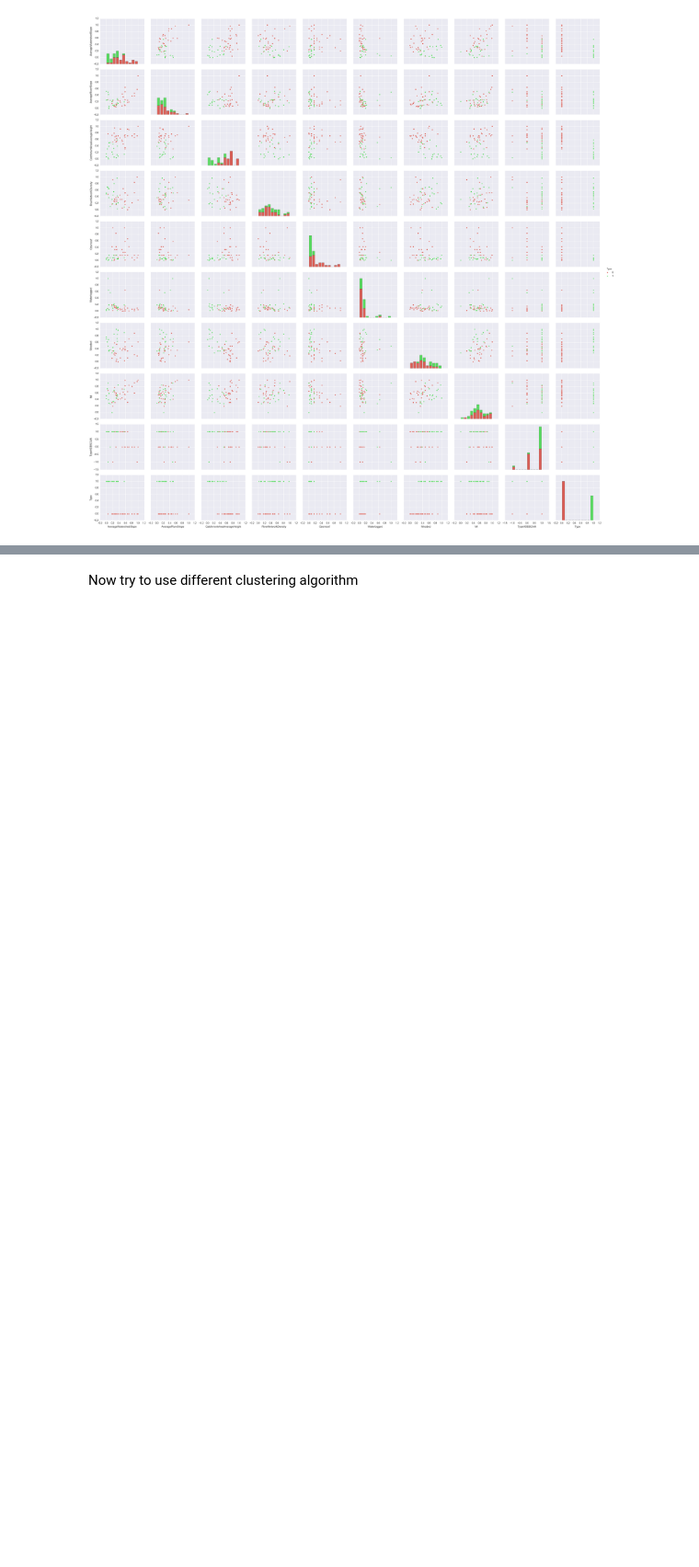
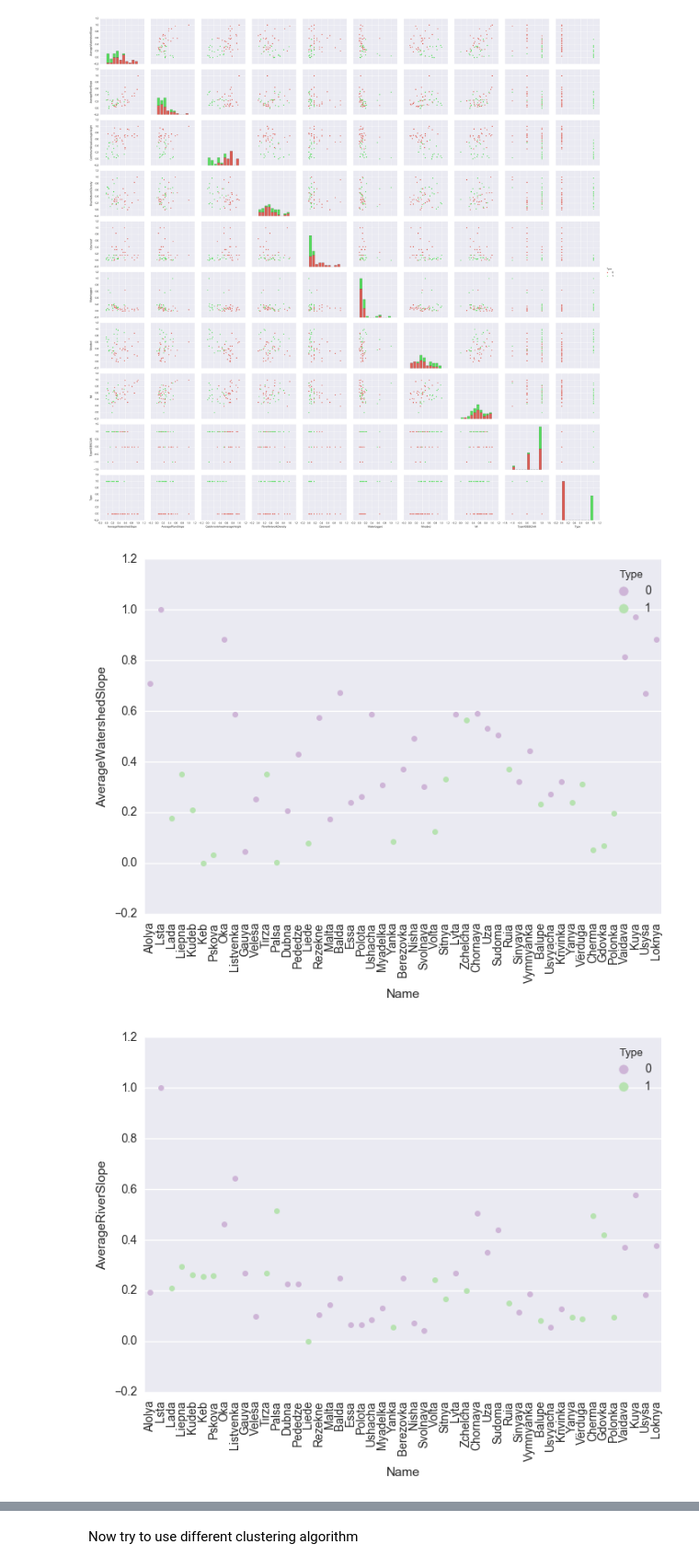
Before and after one commit to segeila/River-CLustering, a Jupyter notebook: RiverClustering-Normalized.ipynb, the cells around one changed output, grey strips where cells are left out. Shown at 92% size. Drawn from its saved outputs; the diff is of its cells as text; code cells hidden in the pictures; blank space fills up the shorter version.

Commit message:
Add plots by column conditioned on type

```diff
--- a/RiverClustering-Normalized.ipynb
+++ b/RiverClustering-Normalized.ipynb
@@ -10,7 +10,7 @@ import seaborn as sns
 sns.set(palette=sns.color_palette("hls", 3))
 
 #Load data
-rivers = pd.read_csv('rivers.csv')
+rivers = pd.read_csv('rivers.csv', encoding="utf_8")
 
 #Drop Id and Name columns
 river_names = rivers["River"]
@@ -90,3 +90,19 @@ sns.pairplot(rivers_labeled, hue="Type", size=3);
 [figure]
 [figure]
 [figure]
+# %%
+def plot_num(df, cols, by):
+    for col in cols:
+        g = sns.stripplot(x="Name", y=col, hue="Type", data=rivers_labeled, palette="PRGn")
+        for item in g.get_xticklabels():
+            item.set_rotation(90)
+        plt.show()
+rivers_labeled["Name"] = river_names
+
+col_list = ['AverageWatershedSlope', 'AverageRiverSlope', 'CatchmentAreaAverageHeight', 'RiverNetworkDensity', "Ozernost'",
+       'Waterlogged', 'Wooded', 'Ml']
+
+plot_num(rivers_labeled, col_list, "Type")
+# %% [output]
+[figure, added]
+[figure, added]
```
Also changed, not shown: parts of 2 cells of this notebook.
